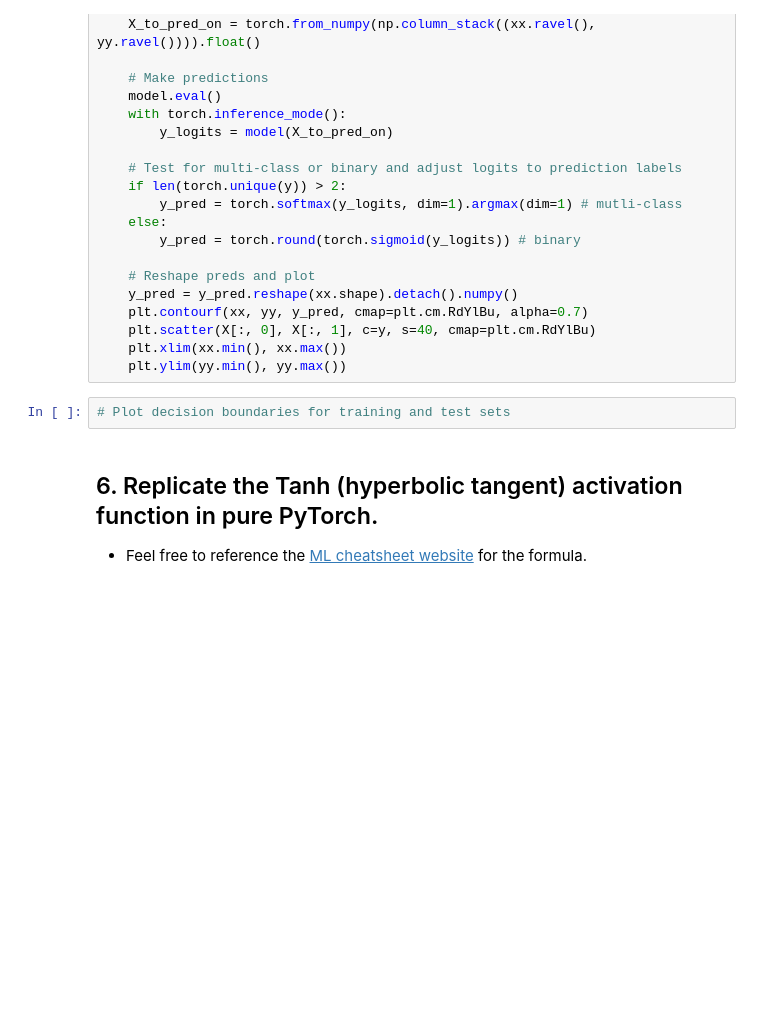
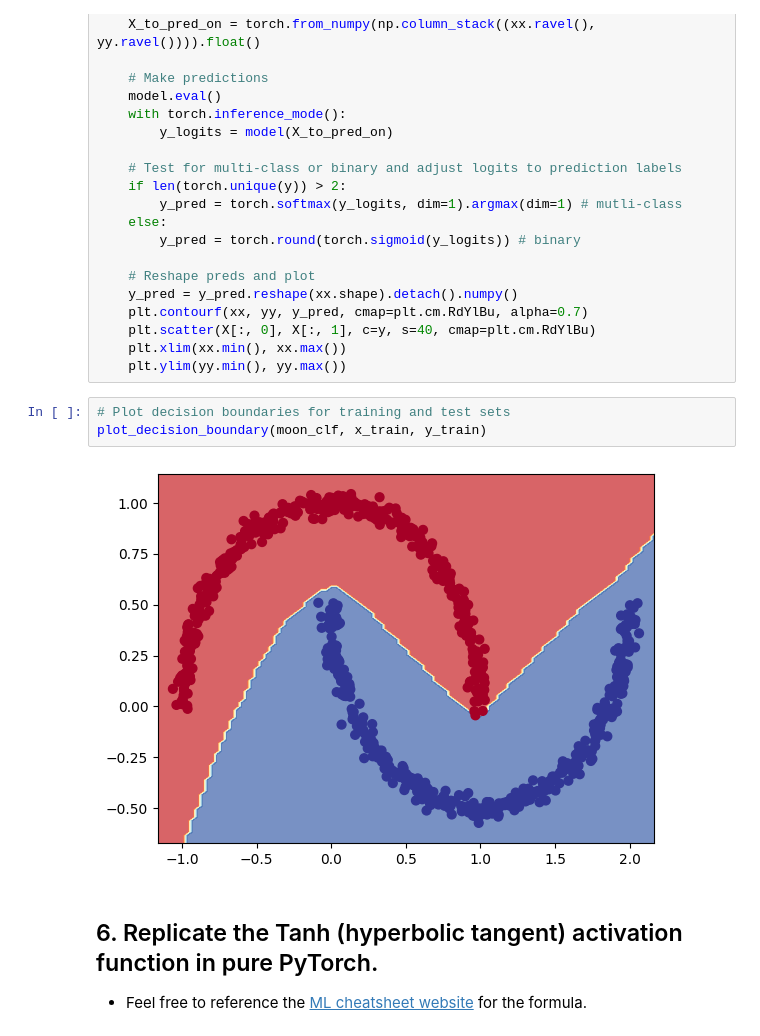
Before and after one commit to Undertaker-86/deep_learning, a Jupyter notebook: 02_pytorch_classification_exercises.ipynb, the cells around one changed output. Cells and saved outputs as stored; diff of their text form; blank space fills up the shorter version.

```diff
--- a/02_pytorch_classification_exercises.ipynb
+++ b/02_pytorch_classification_exercises.ipynb
@@ -296,6 +296,9 @@ def plot_decision_boundary(model, X, y):
     plt.ylim(yy.min(), yy.max())
 # %%
 # Plot decision boundaries for training and test sets
+plot_decision_boundary(moon_clf, x_train, y_train)
+# %% [output]
+[figure, added]
 # %% [markdown]
 ## 6. Replicate the Tanh (hyperbolic tangent) activation function in pure PyTorch.
   * Feel free to reference the [ML cheatsheet website](https://ml-cheatsheet.readthedocs.io/en/latest/activation_functions.html#tanh) for the formula.
```
Also changed, not shown: parts of 18 cells of this notebook.
